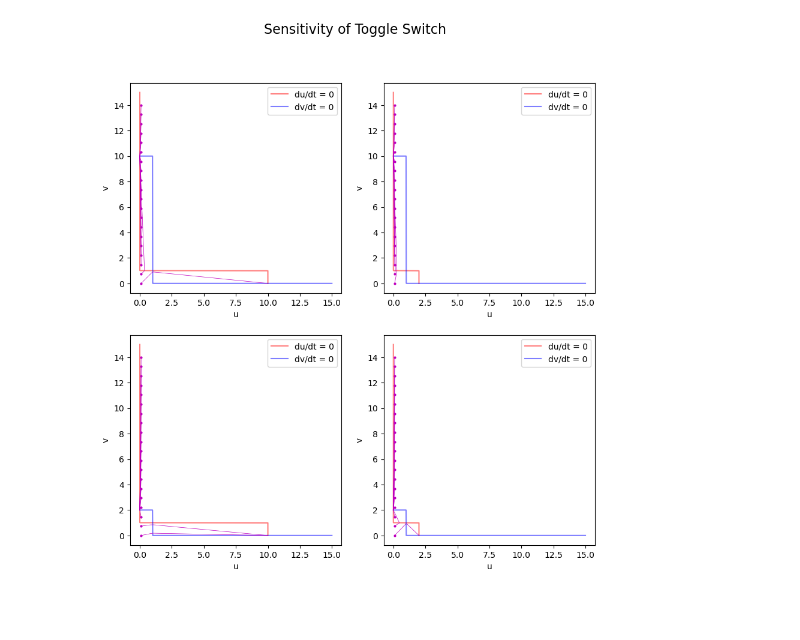
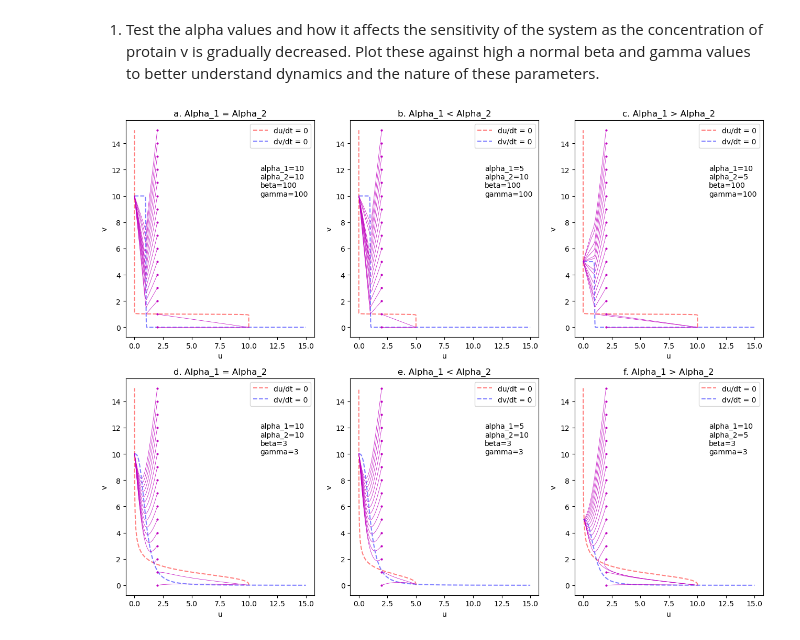
Before and after one commit to GavinGlosser/CSB_Final_Project, a Jupyter notebook: CSB Final Project Synthetic Biology.ipynb, the cells around one changed output. Cells and saved outputs as stored; diff of their text form; code cells hidden in the pictures; blank space fills up the shorter version.

```diff
--- a/CSB Final Project Synthetic Biology.ipynb
+++ b/CSB Final Project Synthetic Biology.ipynb
@@ -31,8 +36,8 @@ def plot_dynamics(t, alpha_1, alpha_2, beta, gamma, tspan, y0, row, col):
 def plot_nullclines(alpha_1, alpha_2, beta, gamma, x, row, col):
     u = alpha_1/(1+x**beta)
     v = alpha_2/(1+x**gamma)
-    axs[row,col].plot(u,x,'r', label = 'du/dt = 0', alpha=0.5)
-    axs[row,col].plot(x,v,'b', label = 'dv/dt = 0', alpha=0.5)
+    axs[row,col].plot(u,x,'r--', label = 'du/dt = 0', alpha=0.5)
+    axs[row,col].plot(x,v,'b--', label = 'dv/dt = 0', alpha=0.5)
     axs[row,col].set_xlabel('u')
     axs[row,col].set_ylabel('v')
     axs[row,col].legend();
@@ -39,48 +63,76 @@ def plot_nullclines(alpha_1, alpha_2, beta, gamma, x, row, col):
+# %% [markdown]
+1. Test the alpha values and how it affects the sensitivity of the system as the concentration of protain v is gradually decreased. Plot these against high a normal beta and gamma values to better understand dynamics and the nature of these parameters.
 # %%
 #Parameters
-beta = 1000
-gamma = 1000
-u0 = 0.1
+beta = 100
+gamma = 100
+u0 = 2
+x_max = 15
 x = np.linspace(0,x_max,1000)
 
-[fig,axs] = plt.subplots(2,2,figsize=[10,10])
+[fig,axs] = plt.subplots(2,3,figsize=[13,10])
 
 # Simulate dynamics
 # Initial Conditions
-v0 = np.linspace(0,14,20)
+v0 = np.linspace(0,15,16)
 y0 = []
 initial_point = []
 for i in v0:
     initial_point = [u0,i]
-    if initial_point[0] != initial_point[1]:
-        y0.append(initial_point)
+    y0.append(initial_point)
 
 # time span
 t = np.linspace(0,10,1000)
 tspan = [t[0],t[-1]]
 
 #Plot dynamics with equal alpha_1 & alpha_2
 alpha_1 = 10
 alpha_2 = alpha_1
 plot_nullclines(alpha_1, alpha_2, beta, gamma, x, 0, 0)
 plot_dynamics(t, alpha_1, alpha_2, beta, gamma, tspan, y0, 0, 0)
+axs[0,0].set_title('a. Alpha_1 = Alpha_2')
+axs[0,0].text(11,10,'alpha_1=10\nalpha_2=10\nbeta=100\ngamma=100')
 
-fig.suptitle('Sensitivity of Toggle Switch', fontsize=16)
-
-
-alpha_1 = 2
+#Small alpha_1 and large alpha_2
+alpha_1 = 5
 alpha_2 = 10
 plot_nullclines(alpha_1, alpha_2, beta, gamma, x, 0, 1)
 plot_dynamics(t, alpha_1, alpha_2, beta, gamma, tspan, y0, 0, 1)
+axs[0,1].set_title('b. Alpha_1 < Alpha_2')
+axs[0,1].text(11,10,'alpha_1=5\nalpha_2=10\nbeta=100\ngamma=100')
+
+#Small alpha_2 and large alpha_1
+alpha_1 = 10
+alpha_2 = 5
+plot_nullclines(alpha_1, alpha_2, beta, gamma, x, 0, 2)
+plot_dynamics(t, alpha_1, alpha_2, beta, gamma, tspan, y0, 0, 2)
+axs[0,2].set_title('c. Alpha_1 > Alpha_2')
+axs[0,2].text(11,10,'alpha_1=10\nalpha_2=5\nbeta=100\ngamma=100')
+
+#Re plot all alpha conditions but with more realistic beta and gamma values
+beta = 3
+gamma = 3
+alpha_1 = 10
+alpha_2 = alpha_1
+plot_nullclines(alpha_1, alpha_2, beta, gamma, x, 1, 0)
+plot_dynamics(t, alpha_1, alpha_2, beta, gamma, tspan, y0, 1, 0)
+axs[1,0].set_title('d. Alpha_1 = Alpha_2')
+axs[1,0].text(11,10,'alpha_1=10\nalpha_2=10\nbeta=3\ngamma=3')
+
+alpha_1 = 5
+alpha_2 = 10
+plot_nullclines(alpha_1, alpha_2, beta, gamma, x, 1, 1)
+plot_dynamics(t, alpha_1, alpha_2, beta, gamma, tspan, y0, 1, 1)
+axs[1,1].set_title('e. Alpha_1 < Alpha_2')
+axs[1,1].text(11,10,'alpha_1=5\nalpha_2=10\nbeta=3\ngamma=3')
 
 alpha_1 = 10
-alpha_2 = 2
-plot_nullclines(alpha_1, alpha_2, beta, gamma, x, 1, 0)
-plot_dynamics(t, alpha_1, alpha_2, beta, gamma, tspan, y0, 1, 0)
+alpha_2 = 5
+plot_nullclines(alpha_1, alpha_2, beta, gamma, x, 1, 2)
+plot_dynamics(t, alpha_1, alpha_2, beta, gamma, tspan, y0, 1, 2)
+axs[1,2].set_title('f. Alpha_1 > Alpha_2')
+axs[1,2].text(11,10,'alpha_1=10\nalpha_2=5\nbeta=3\ngamma=3')
 
-alpha_1 = 2
-alpha_2 = 2
-plot_nullclines(alpha_1, alpha_2, beta, gamma, x, 1, 1)
-plot_dynamics(t, alpha_1, alpha_2, beta, gamma, tspan, y0, 1, 1)
+plt.tight_layout();
 # %% [output]
-[figure, old version]
+[figure, new version]
```
Also changed, not shown: parts of 6 cells of this notebook.
